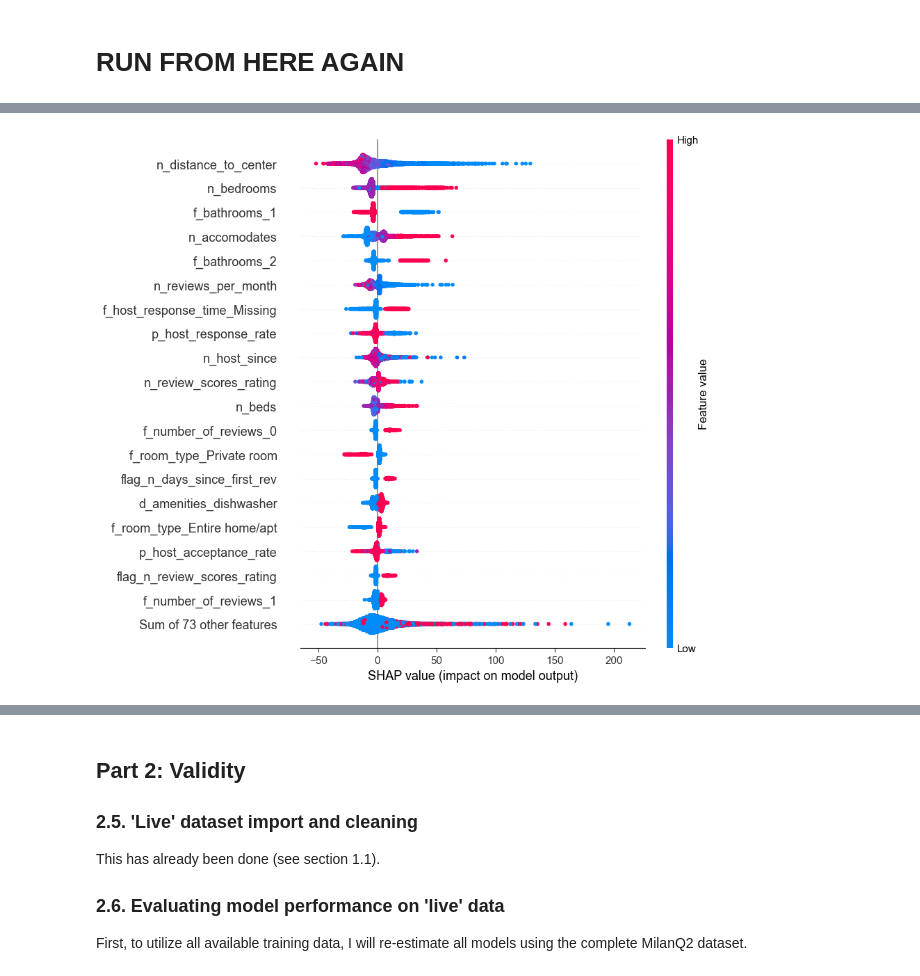
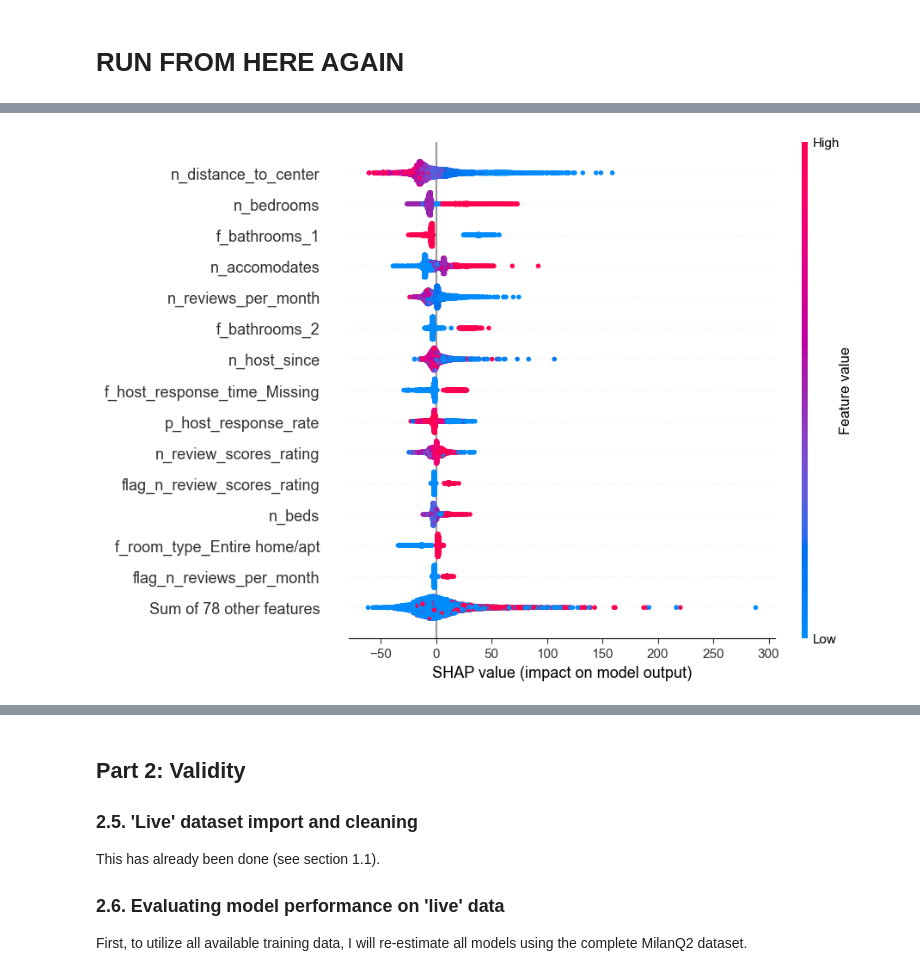
Before and after one commit to marton-nagy-marton/Data-Analysis-3, a Jupyter notebook: Home_Assignment_1/MartonNagy_DA3_HA1.ipynb, the cells around one changed output, grey strips where cells are left out. Saved outputs shown, nothing was run; the diff lists cells and outputs as text; code cells hidden in the pictures.

```diff
--- a/Home_Assignment_1/MartonNagy_DA3_HA1.ipynb
+++ b/Home_Assignment_1/MartonNagy_DA3_HA1.ipynb
@@ -458,7 +457,7 @@ Next, I fit a LASSO model, starting from the most complex equation (M6). I find
 lasso_model = ElasticNet(l1_ratio=1, fit_intercept=True, random_state= 9876)
 lasso_model_cv = GridSearchCV(
     lasso_model,
-    {"alpha": [i / 100 for i in range(1, 26, 1)]},
+    {"alpha": [i / 100 for i in range(20, 55, 2)]},
     cv=5,
     scoring="neg_root_mean_squared_error",
     verbose=0,
@@ -489,7 +488,7 @@ rfr = RandomForestRegressor(
     n_jobs=7,
 )
 
-tune_grid = {"max_features": [5, 6, 7, 8, 9, 10], "min_samples_split": [5, 10, 15, 20]}
+tune_grid = {"max_features": [8, 10, 12, 14, 16], "min_samples_split": [3, 5, 10, 15]}
 
 rf_random = GridSearchCV(
     rfr, tune_grid, cv=5, scoring="neg_root_mean_squared_error", verbose=0
@@ -618,3 +617,14 @@ with open(Path("model_dills", "gbm_model.dill"), "rb") as f:
     gbm = dill.load(f)
 with open(Path("model_dills", "xgb_model.dill"), "rb") as f:
     xgb = dill.load(f)
+# %%
+with open(Path("model_dills", "ols_model_cv.dill"), "rb") as f:
+    ols_cv = dill.load(f)
+with open(Path("model_dills", "lasso_model_cv.dill"), "rb") as f:
+    lasso_cv = dill.load(f)
+with open(Path("model_dills", "rf_model_cv.dill"), "rb") as f:
+    rf_cv = dill.load(f)
+with open(Path("model_dills", "gbm_model_cv.dill"), "rb") as f:
+    gbm_cv = dill.load(f)
+with open(Path("model_dills", "xgb_model_cv.dill"), "rb") as f:
+    xgb_cv = dill.load(f)
@@ -931,5 +1134,5 @@ with open(Path("xgb_shap_values.dill"), "rb") as f:
 # %%
-shap.plots.beeswarm(rf_shap_values, max_display = 20, show = True)
+shap.plots.beeswarm(rf_shap_values, max_display = 15, show = True)
 # %% [output]
-[figure, old version]
+[figure, new version]
 # %%
```
Also changed, not shown: parts of 28 cells of this notebook.
